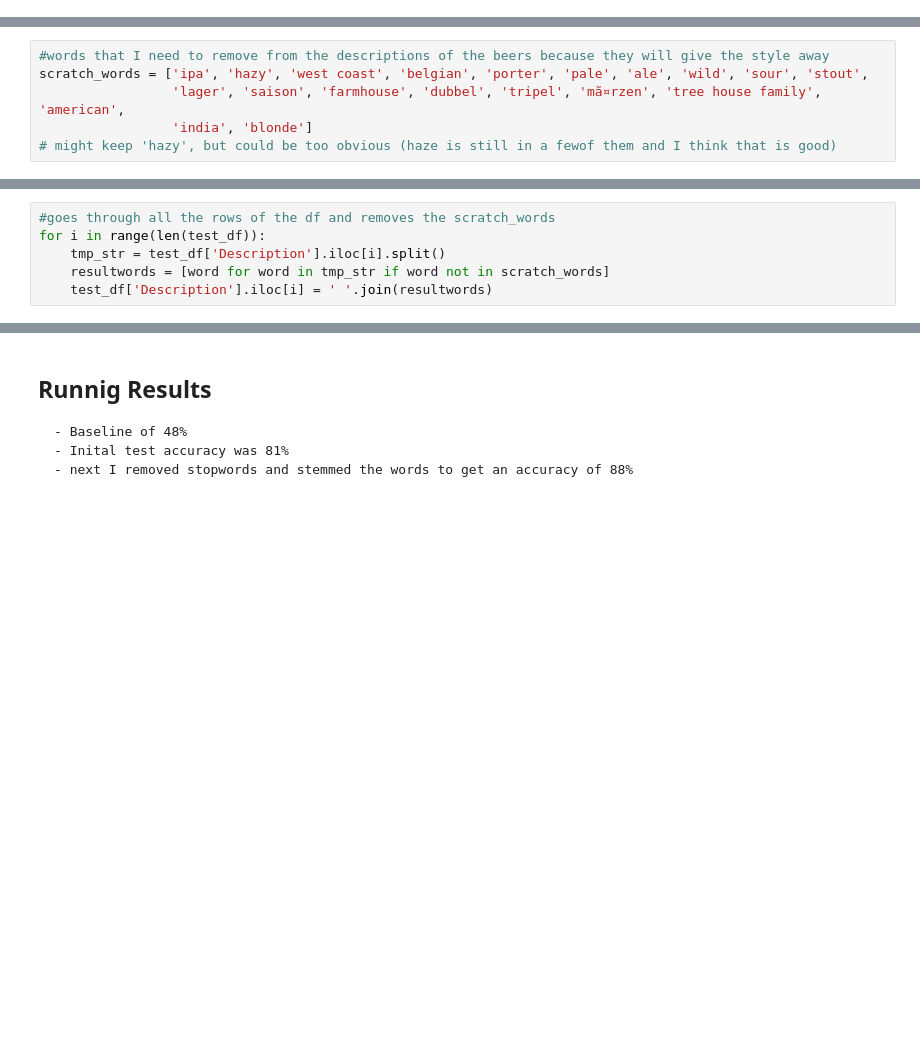
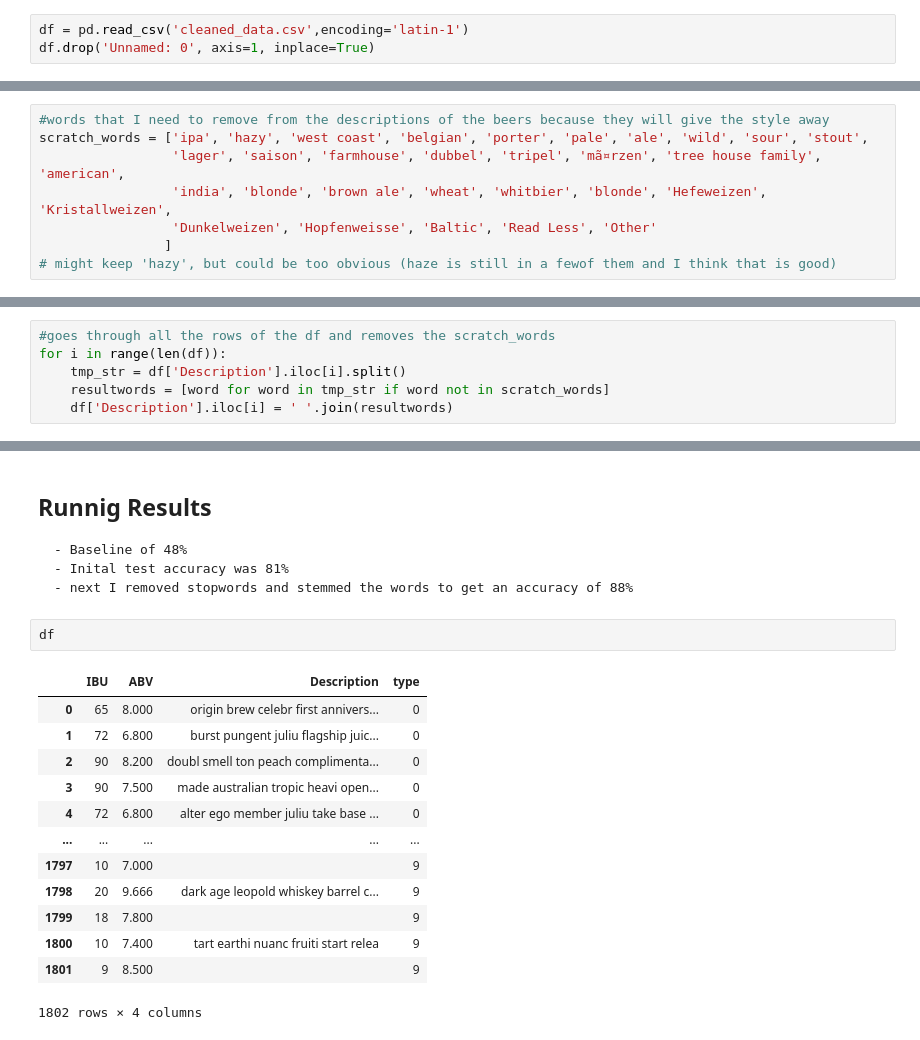
Before and after one commit to tyler-jumper/Craft-Beer-Classifier, a Jupyter notebook: NLP Model.ipynb, the cells around one changed output, grey strips where cells are left out. Drawn from its saved outputs; the diff is of its cells as text; blank space fills up the shorter version.

```diff
--- a/NLP Model.ipynb
+++ b/NLP Model.ipynb
@@ -89,0 +92,3 @@ See the caveats in the documentation: https://pandas.pydata.org/pandas-docs/stab
+# %%
+df = pd.read_csv('cleaned_data.csv',encoding='latin-1')
+df.drop('Unnamed: 0', axis=1, inplace=True)
@@ -103,5 +110,7 @@ These words are identifying words, and could potentially give the Beer's style a
 #words that I need to remove from the descriptions of the beers because they will give the style away
 scratch_words = ['ipa', 'hazy', 'west coast', 'belgian', 'porter', 'pale', 'ale', 'wild', 'sour', 'stout',
                  'lager', 'saison', 'farmhouse', 'dubbel', 'tripel', 'mã¤rzen', 'tree house family', 'american',
-                 'india', 'blonde']
+                 'india', 'blonde', 'brown ale', 'wheat', 'whitbier', 'blonde', 'Hefeweizen', 'Kristallweizen',
+                 'Dunkelweizen', 'Hopfenweisse', 'Baltic', 'Read Less', 'Other'
+                ]
 # might keep 'hazy', but could be too obvious (haze is still in a fewof them and I think that is good)
@@ -111,10 +122,10 @@ tst_styles = ['IPA', 'Stout', 'Wild', 'Sour', 'Pale Ale', 'Lager', 'Pilsner', 'B
 test_df = df[(df['style'].str.contains('|'.join(tst_styles)))]   #438 beers
 # %%
 #goes through all the rows of the df and removes the scratch_words
-for i in range(len(test_df)):
-    tmp_str = test_df['Description'].iloc[i].split()
+for i in range(len(df)):
+    tmp_str = df['Description'].iloc[i].split()
     resultwords = [word for word in tmp_str if word not in scratch_words]
-    test_df['Description'].iloc[i] = ' '.join(resultwords)
+    df['Description'].iloc[i] = ' '.join(resultwords)
 # %% [output]
 A value is trying to be set on a copy of a slice from a DataFrame
 
@@ -175,3 +186,19 @@ Percent non IPA: 0.5181818181818182
     - Baseline of 48%
     - Inital test accuracy was 81%
     - next I removed stopwords and stemmed the words to get an accuracy of 88%
+# %%
+df
+# %% [output]
+|  | IBU | ABV | Description | type |
+| 0 | 65 | 8.000 | origin brew celebr first annivers... | 0 |
+| 1 | 72 | 6.800 | burst pungent juliu flagship juic... | 0 |
+| 2 | 90 | 8.200 | doubl smell ton peach complimenta... | 0 |
+| 3 | 90 | 7.500 | made australian tropic heavi open... | 0 |
+| 4 | 72 | 6.800 | alter ego member juliu take base ... | 0 |
+| ... | ... | ... | ... | ... |
+| 1797 | 10 | 7.000 |  | 9 |
+| 1798 | 20 | 9.666 | dark age leopold whiskey barrel c... | 9 |
+| 1799 | 18 | 7.800 |  | 9 |
+| 1800 | 10 | 7.400 | tart earthi nuanc fruiti start relea | 9 |
+| 1801 | 9 | 8.500 |  | 9 |
+1802 rows × 4 columns
```
Also changed, not shown: parts of 19 cells of this notebook, 2 other files.
